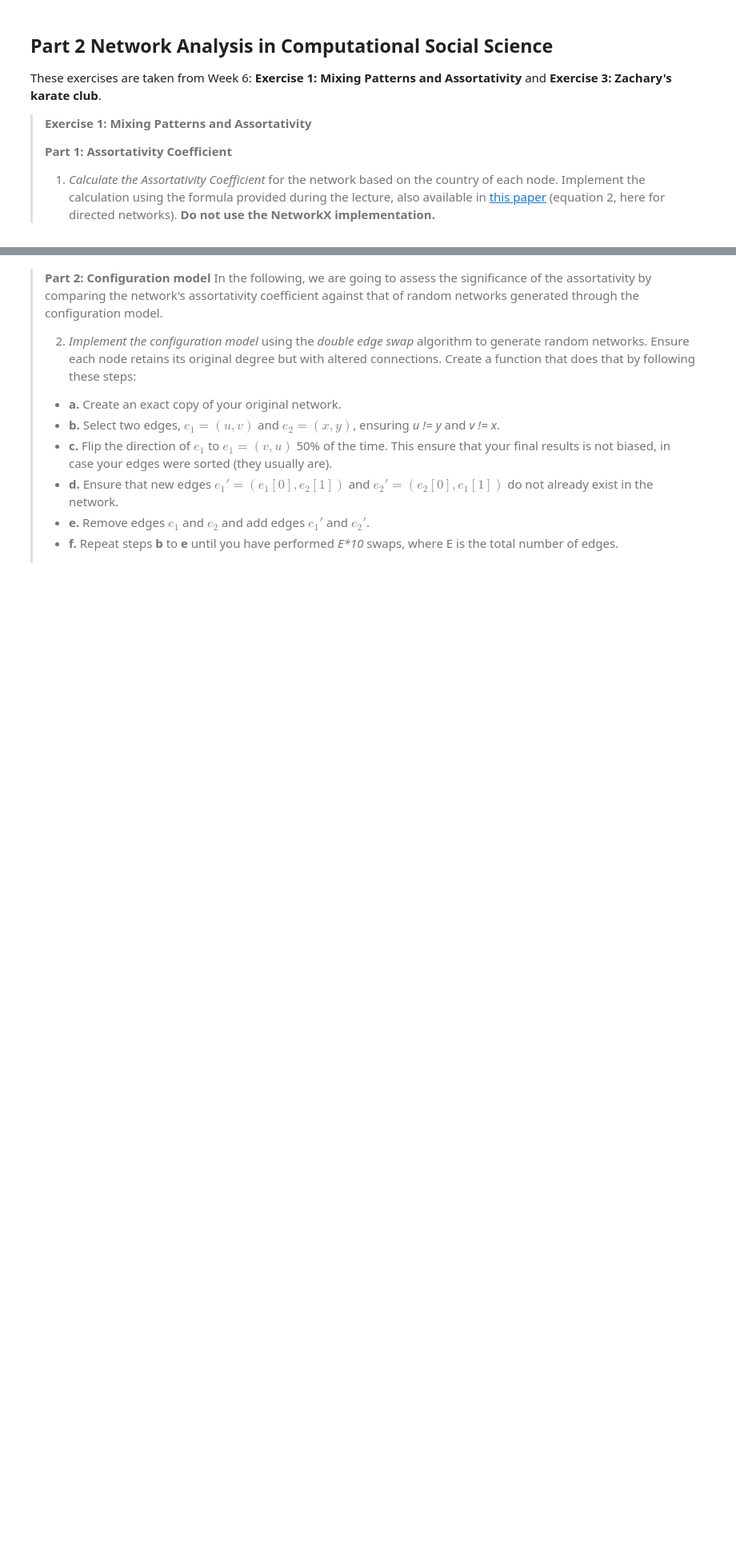
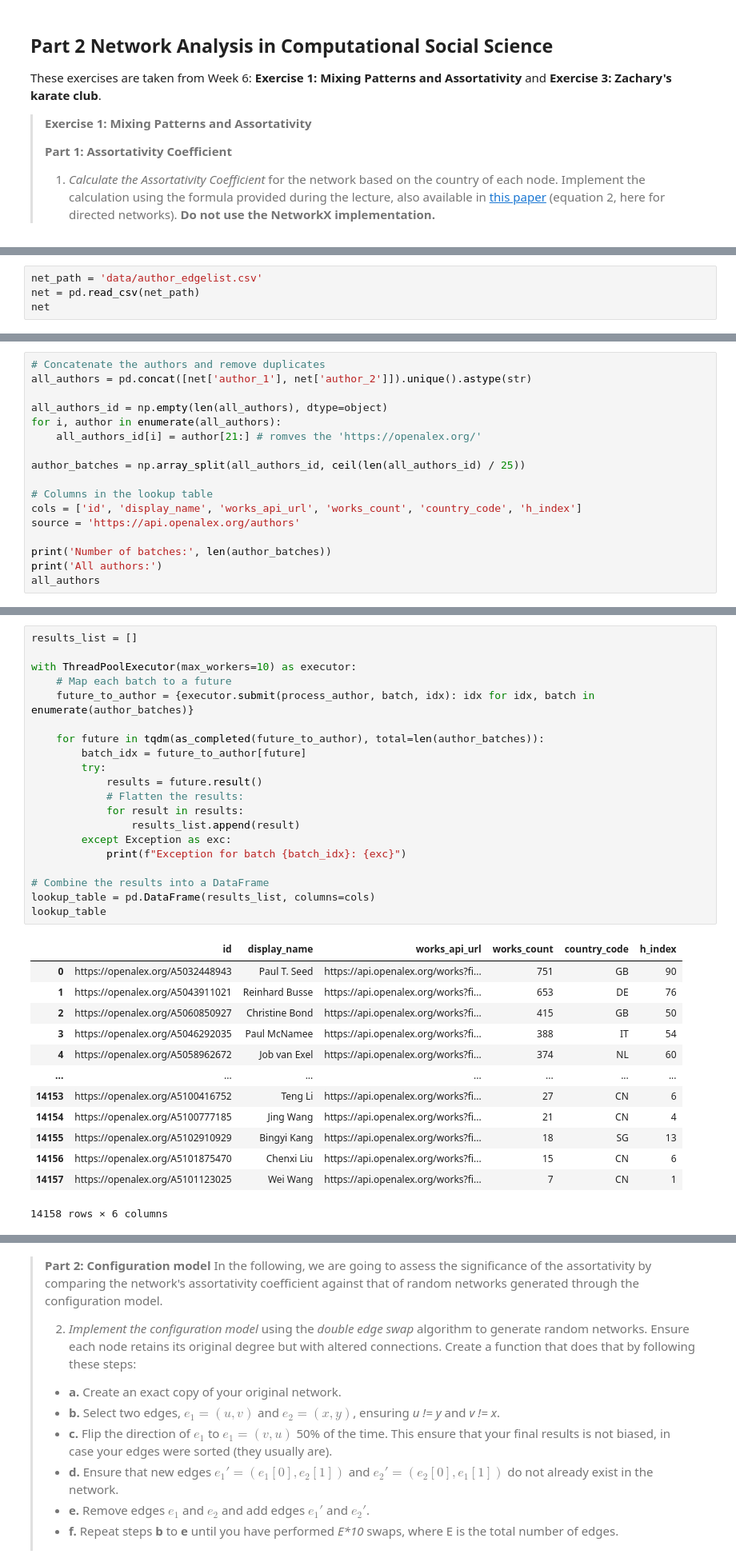
Before and after one commit to katinka314/CSS_project2, a Jupyter notebook: Part 2.ipynb, the cells around one changed output, grey strips where cells are left out. Shown at 80% size. Drawn from its saved outputs; the diff is of its cells as text; blank space fills up the shorter version.

```diff
--- a/Part 2.ipynb
+++ b/Part 2.ipynb
@@ -13,0 +28,4 @@ These exercises are taken from Week 6: __Exercise 1: Mixing Patterns and Assorta
+# %%
+net_path = 'data/author_edgelist.csv'
+net = pd.read_csv(net_path)
+net
@@ -13,0 +50,17 @@ These exercises are taken from Week 6: __Exercise 1: Mixing Patterns and Assorta
+# %%
+# Concatenate the authors and remove duplicates
+all_authors = pd.concat([net['author_1'], net['author_2']]).unique().astype(str)
+
+all_authors_id = np.empty(len(all_authors), dtype=object)
+for i, author in enumerate(all_authors):
+    all_authors_id[i] = author[21:] # romves the 'https://openalex.org/'
+
+author_batches = np.array_split(all_authors_id, ceil(len(all_authors_id) / 25))
+
+# Columns in the lookup table
+cols = ['id', 'display_name', 'works_api_url', 'works_count', 'country_code', 'h_index']
+source = 'https://api.openalex.org/authors'
+
+print('Number of batches:', len(author_batches))
+print('All authors:')
+all_authors
@@ -13,0 +132,34 @@ These exercises are taken from Week 6: __Exercise 1: Mixing Patterns and Assorta
+# %%
+results_list = []
+
+with ThreadPoolExecutor(max_workers=10) as executor:
+    # Map each batch to a future
+    future_to_author = {executor.submit(process_author, batch, idx): idx for idx, batch in enumerate(author_batches)}
+
+    for future in tqdm(as_completed(future_to_author), total=len(author_batches)):
+        batch_idx = future_to_author[future]
+        try:
+            results = future.result()
+            # Flatten the results:
+            for result in results:
+                results_list.append(result)
+        except Exception as exc:
+            print(f"Exception for batch {batch_idx}: {exc}")
+
+# Combine the results into a DataFrame
+lookup_table = pd.DataFrame(results_list, columns=cols)
+lookup_table
+# %% [output]
+|  | id | display_name | works_api_url | works_count | country_code | h_index |
+| 0 | https://openalex.org/A5032448943 | Paul T. Seed | https://api.openalex.org/works?fi... | 751 | GB | 90 |
+| 1 | https://openalex.org/A5043911021 | Reinhard Busse | https://api.openalex.org/works?fi... | 653 | DE | 76 |
+| 2 | https://openalex.org/A5060850927 | Christine Bond | https://api.openalex.org/works?fi... | 415 | GB | 50 |
+| 3 | https://openalex.org/A5046292035 | Paul McNamee | https://api.openalex.org/works?fi... | 388 | IT | 54 |
+| 4 | https://openalex.org/A5058962672 | Job van Exel | https://api.openalex.org/works?fi... | 374 | NL | 60 |
+| ... | ... | ... | ... | ... | ... | ... |
+| 14153 | https://openalex.org/A5100416752 | Teng Li | https://api.openalex.org/works?fi... | 27 | CN | 6 |
+| 14154 | https://openalex.org/A5100777185 | Jing Wang | https://api.openalex.org/works?fi... | 21 | CN | 4 |
+| 14155 | https://openalex.org/A5102910929 | Bingyi Kang | https://api.openalex.org/works?fi... | 18 | SG | 13 |
+| 14156 | https://openalex.org/A5101875470 | Chenxi Liu | https://api.openalex.org/works?fi... | 15 | CN | 6 |
+| 14157 | https://openalex.org/A5101123025 | Wei Wang | https://api.openalex.org/works?fi... | 7 | CN | 1 |
+14158 rows × 6 columns
```
Also changed, not shown: parts of 25 cells of this notebook.
